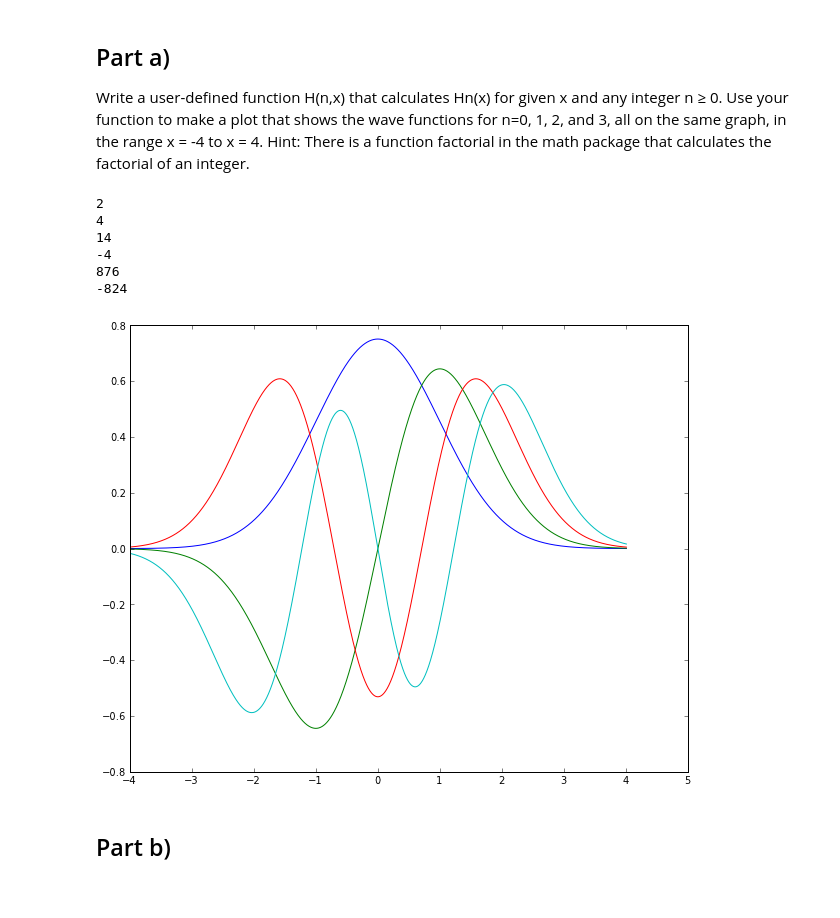
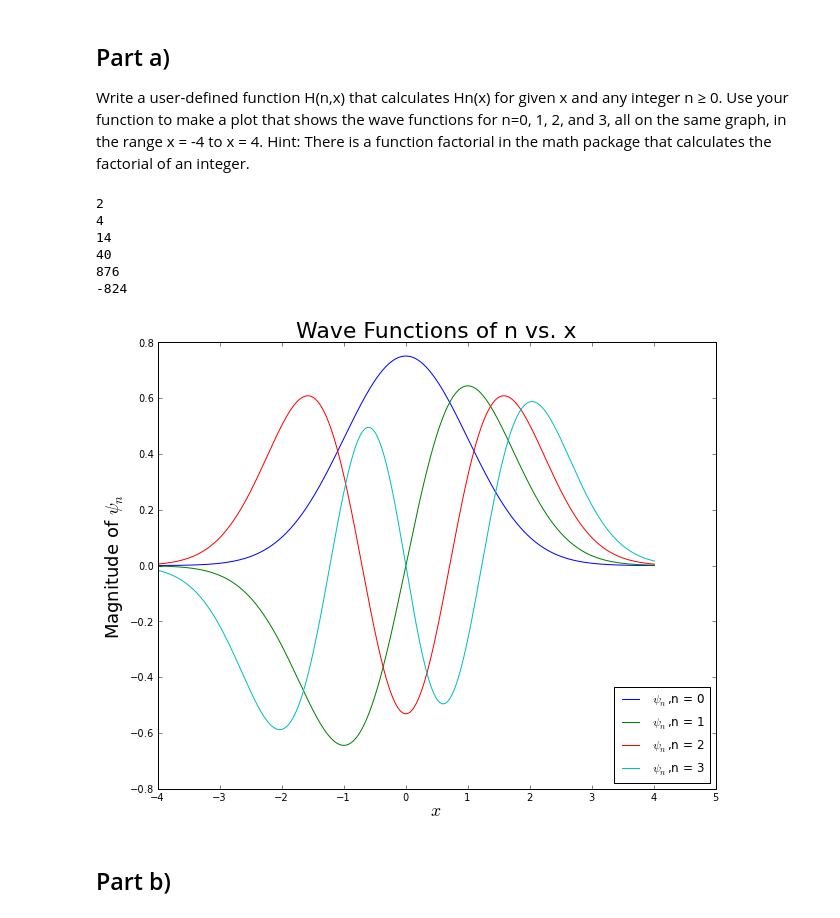
Before and after one commit to dcrose/PHYS202-S13, a Jupyter notebook: Week5/IntegrationEx4.ipynb, the cells around one changed output. Cells and saved outputs as stored; diff of their text form; code cells hidden in the pictures.

```diff
--- a/Week5/IntegrationEx4.ipynb
+++ b/Week5/IntegrationEx4.ipynb
@@ -135,7 +135,7 @@ Part a)
 Write a user-defined function H(n,x) that calculates Hn(x) for given x and any integer n ≥ 0. Use your function to make a plot that shows the wave functions for n=0, 1, 2, and 3, all on the same graph, in the range x = -4 to x = 4. Hint: There is a function factorial in the math package that calculates the factorial of an integer.
 # %%
 import math
-def Hermite(n,x):
+def Hermite(n,x): #it's so simple it's aggrivating. Took waaaaay too long to think of this.
     if n == 0:
         return 1
     elif n == 1:
@@ -143,28 +143,38 @@ def Hermite(n,x):
     else:
         return (2*x*Hermite(n-1,x))-(2*(n-1)*Hermite(n-2,x))
 
-WaveFunction = lambda x,n: (np.exp(-((x**2)/2))*Hermite(n,x))/((2**n*factorial(n)*np.pi**.5)**.5)
+WaveFunction = lambda x,n: (e**(-((x**2)/2))*Hermite(n,x))/((2**n*math.factorial(n)*pi**.5)**.5)
+
+#def WaveFunction(x,n):
+    #return (e**(-((x**2)/2))*Hermite(n,x))/((2**n*math.factorial(n)*pi**.5)**.5)
+
+    # using either of these works. Doesn't matter which is used.
+
 print Hermite(2,1)
 print Hermite(1,2)
 print Hermite(2,2)
-print Hermite(3,1)
+print Hermite(3,2)
 print Hermite(4,3)
 print Hermite(6,2)
 # %% [output]
 2
 4
 14
--4
+40
 876
 -824
 # %%
 x_values = arange(-4,4.01,0.001)
 figure(figsize(10,8))
 for chair in range(4): # Makes much mores sense to create a for loop for all these graphs.
-    plot(x_values,WaveFunction(x_values,chair))
+    plot(x_values,WaveFunction(x_values,chair),label="$\psi_n$,n = %s" %(chair))
+title("Wave Functions of n vs. x",fontsize=22)
+legend(loc="lower right")
+xlabel("$x$",fontsize=18)
+ylabel("Magnitude of $\psi_n$",fontsize=18)
 show()
 # %% [output]
-[figure, old version]
+[figure, new version]
 # %% [markdown]
 Part b)
 -
```
Also changed, not shown: parts of 14 cells of this notebook.
